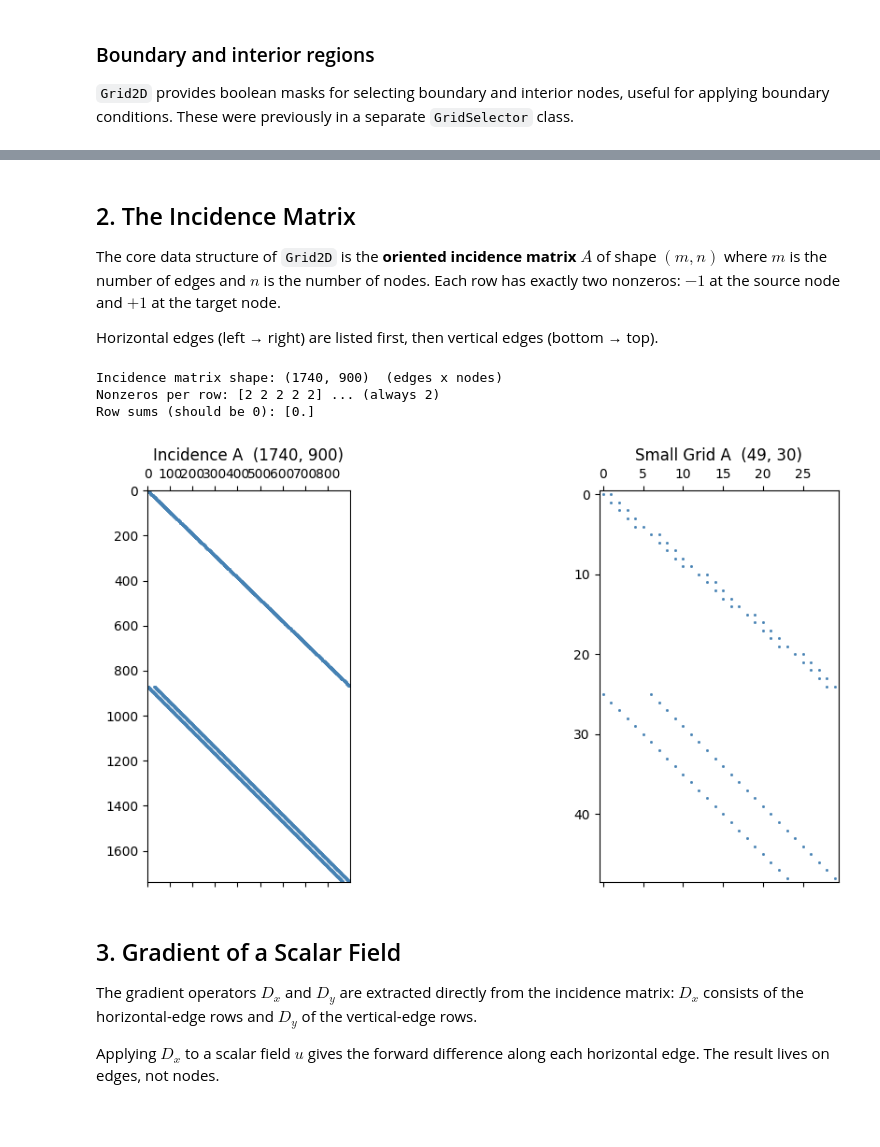
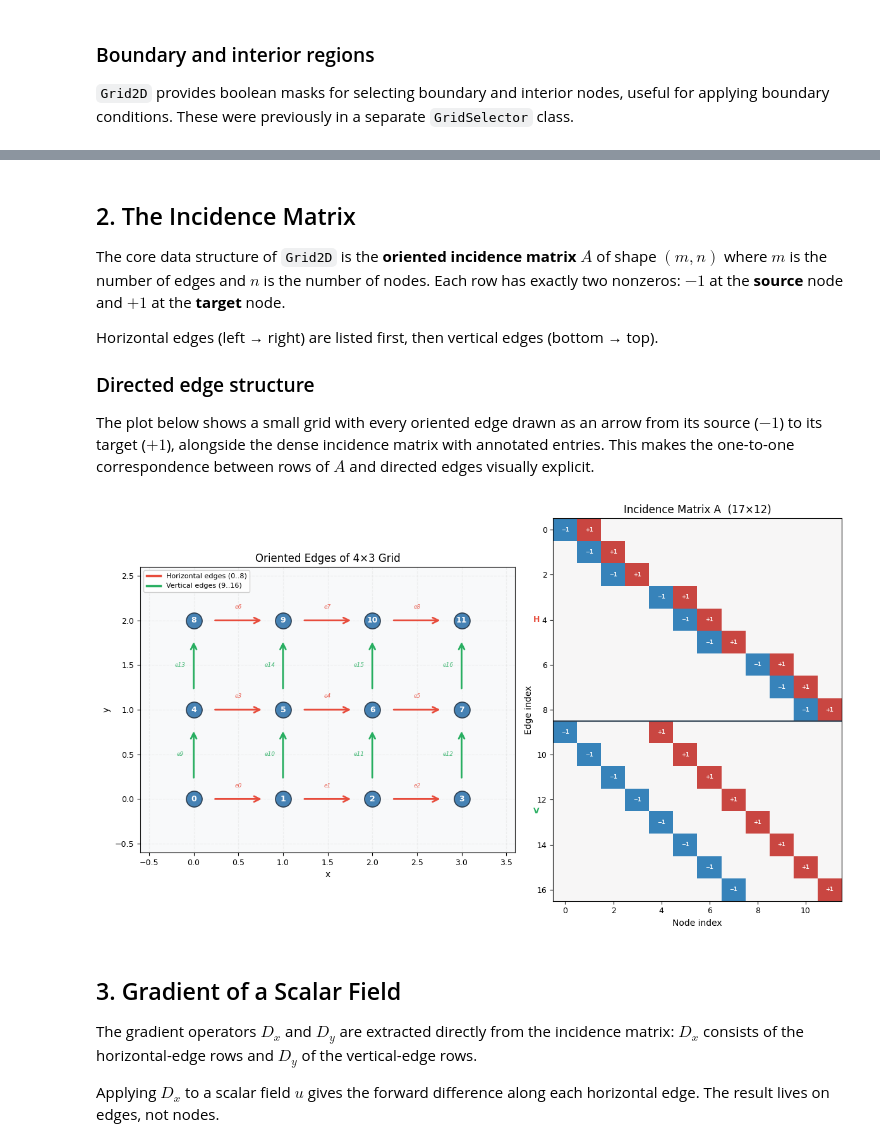
Before and after one commit to lukelowry/ESApp, a Jupyter notebook: docs/examples/utils/01_discrete_calculus.ipynb, the cells around one changed output, grey strips where cells are left out. Saved outputs shown, nothing was run; the diff lists cells and outputs as text; code cells hidden in the pictures; blank space fills up the shorter version.

Commit message:
Resize Ex Plots

```diff
--- a/docs/examples/utils/01_discrete_calculus.ipynb
+++ b/docs/examples/utils/01_discrete_calculus.ipynb
@@ -68,26 +69,22 @@ plot_grid_regions(X, Y, grid)
 
 The core data structure of `Grid2D` is the **oriented incidence matrix** $A$ of shape
 $(m, n)$ where $m$ is the number of edges and $n$ is the number of nodes. Each row
-has exactly two nonzeros: $-1$ at the source node and $+1$ at the target node.
+has exactly two nonzeros: $-1$ at the **source** node and $+1$ at the **target** node.
 
 Horizontal edges (left → right) are listed first, then vertical edges (bottom → top).
+
+### Directed edge structure
+
+The plot below shows a small grid with every oriented edge drawn as an arrow from
+its source ($-1$) to its target ($+1$), alongside the dense incidence matrix with
+annotated entries. This makes the one-to-one correspondence between rows of $A$
+and directed edges visually explicit.
 # %%
-A = grid.incidence()
-print(f"Incidence matrix shape: {A.shape}  (edges x nodes)")
-print(f"Nonzeros per row: {np.diff(A.tocsr().indptr)[:5]} ... (always 2)")
-print(f"Row sums (should be 0): {np.unique(np.asarray(A.sum(axis=1)).ravel())}")
-
-# Visualize on a small grid for clarity
-small = Grid2D((6, 5))
-A_small = small.incidence()
-
-plot_spy_matrices([A, A_small], [f'Incidence A  {A.shape}', f'Small Grid A  {A_small.shape}'],
-                  markersize=1)
+# Visualize directed edges on a small grid
+small = Grid2D((4, 3))
+plot_incidence_directed(small)
 # %% [output]
-Incidence matrix shape: (1740, 900)  (edges x nodes)
-Nonzeros per row: [2 2 2 2 2] ... (always 2)
-Row sums (should be 0): [0.]
-[figure, old version]
+[figure, new version]
 # %% [markdown]
 ## 3. Gradient of a Scalar Field
 
```
Also changed, not shown: parts of 11 cells of this notebook, 5 other files.
